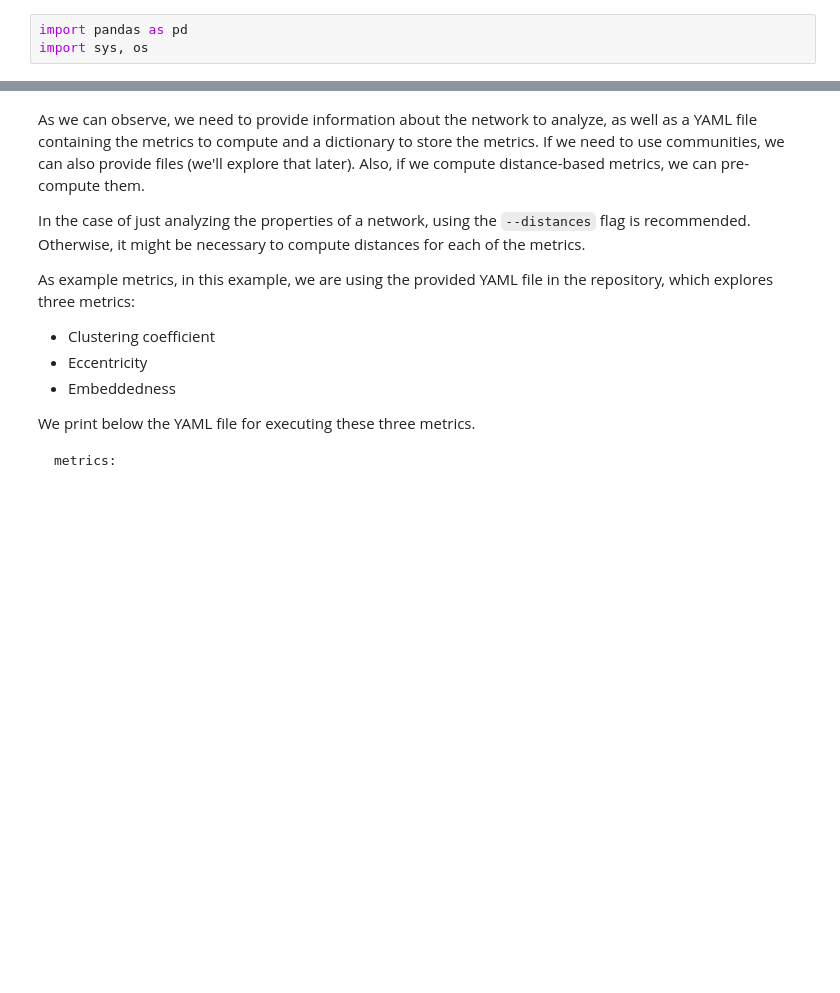
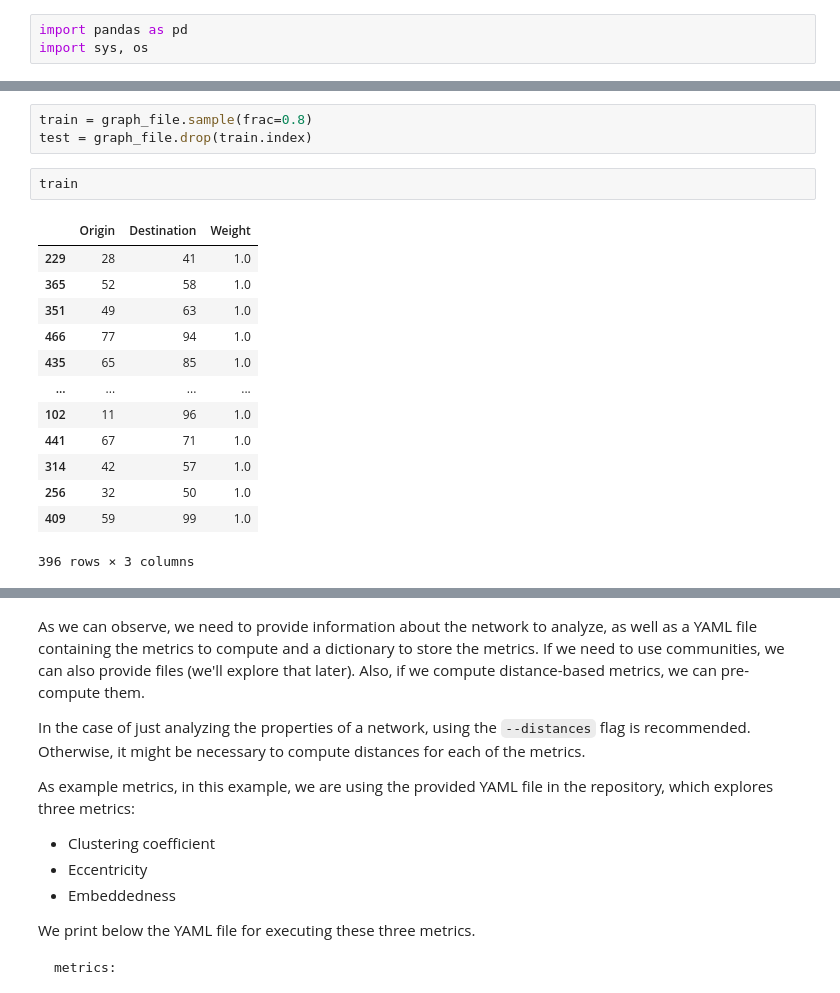
Before and after one commit to ir-uam/RELISON, a Jupyter notebook: RELISON_tutorial.ipynb, the cells around one changed output, grey strips where cells are left out. Cells and saved outputs as stored; diff of their text form; blank space fills up the shorter version.

```diff
--- a/RELISON_tutorial.ipynb
+++ b/RELISON_tutorial.ipynb
@@ -85,0 +151,19 @@ pd.read_csv(train_graph, delimiter='\t', names=["origin","dest","weight"])
+# %%
+train = graph_file.sample(frac=0.8)
+test = graph_file.drop(train.index)
+# %%
+train
+# %% [output]
+|  | Origin | Destination | Weight |
+| 229 | 28 | 41 | 1.0 |
+| 365 | 52 | 58 | 1.0 |
+| 351 | 49 | 63 | 1.0 |
+| 466 | 77 | 94 | 1.0 |
+| 435 | 65 | 85 | 1.0 |
+| ... | ... | ... | ... |
+| 102 | 11 | 96 | 1.0 |
+| 441 | 67 | 71 | 1.0 |
+| 314 | 42 | 57 | 1.0 |
+| 256 | 32 | 50 | 1.0 |
+| 409 | 59 | 99 | 1.0 |
+396 rows × 3 columns
```
Also changed, not shown: parts of 48 cells of this notebook.
